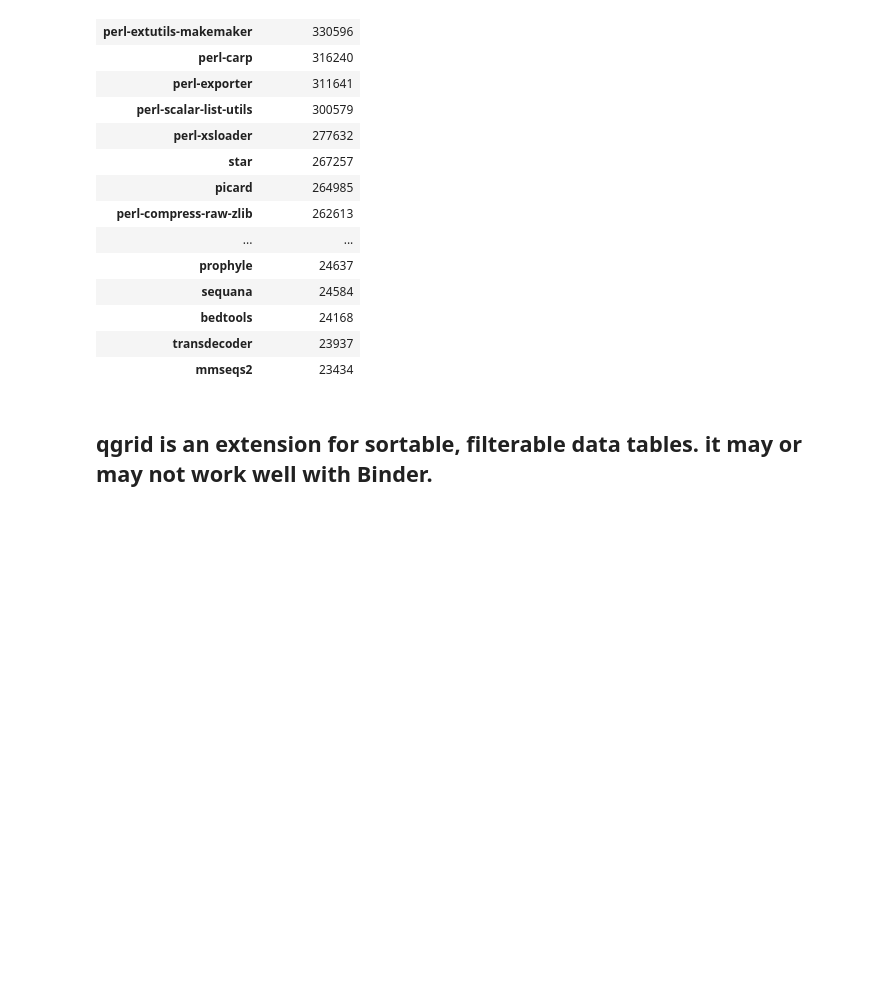
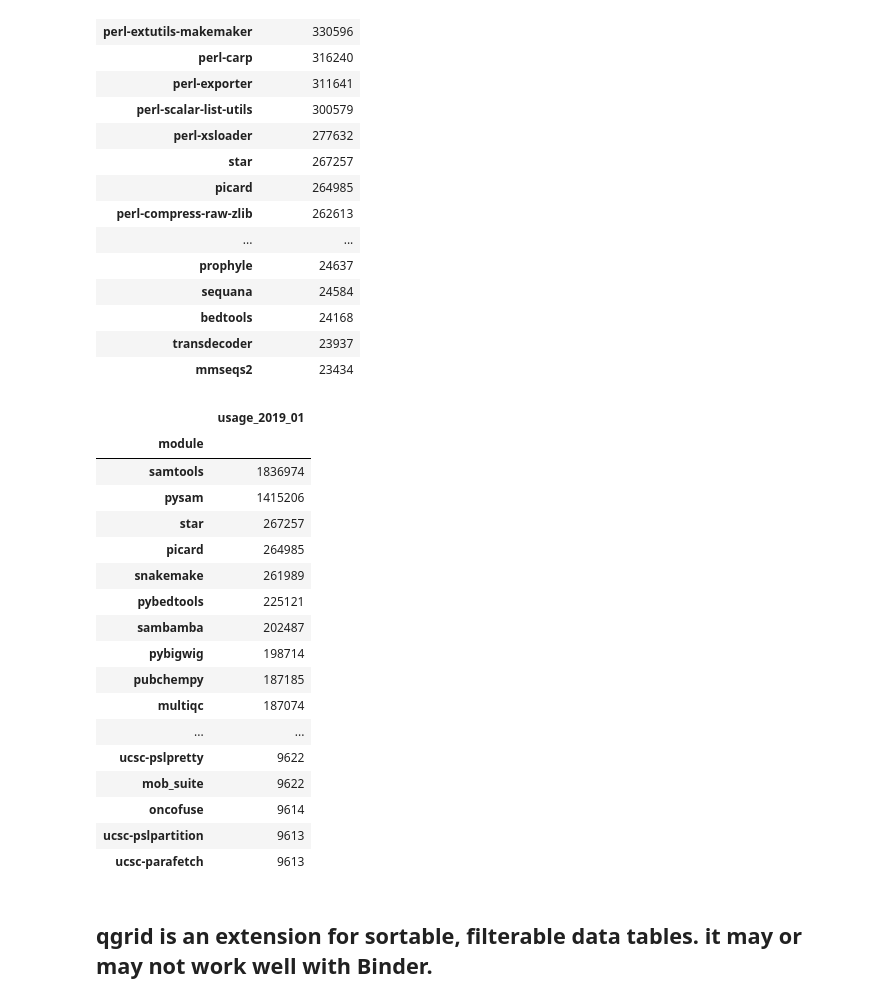
Before and after one commit to leipzig/biocondastats, a Jupyter notebook: analyze_stats.ipynb, the cells around one changed output. Drawn from its saved outputs; the diff is of its cells as text; code cells hidden in the pictures; blank space fills up the shorter version.

Commit message:
no perl

```diff
--- a/analyze_stats.ipynb
+++ b/analyze_stats.ipynb
@@ -32,3 +34,24 @@ usage.head(500)
+# %%
+usage[~usage.index.str.contains('perl')].head(500)
+# %% [output]
+|  | usage_2019_01 |
+| module |  |
+| samtools | 1836974 |
+| pysam | 1415206 |
+| star | 267257 |
+| picard | 264985 |
+| snakemake | 261989 |
+| pybedtools | 225121 |
+| sambamba | 202487 |
+| pybigwig | 198714 |
+| pubchempy | 187185 |
+| multiqc | 187074 |
+| ... | ... |
+| ucsc-pslpretty | 9622 |
+| mob_suite | 9622 |
+| oncofuse | 9614 |
+| ucsc-pslpartition | 9613 |
+| ucsc-parafetch | 9613 |
 # %% [markdown]
 ## qgrid is an extension for sortable, filterable data tables. it may or may not work well with Binder.
 # %%
```
Also changed, not shown: parts of 1 cell of this notebook.
